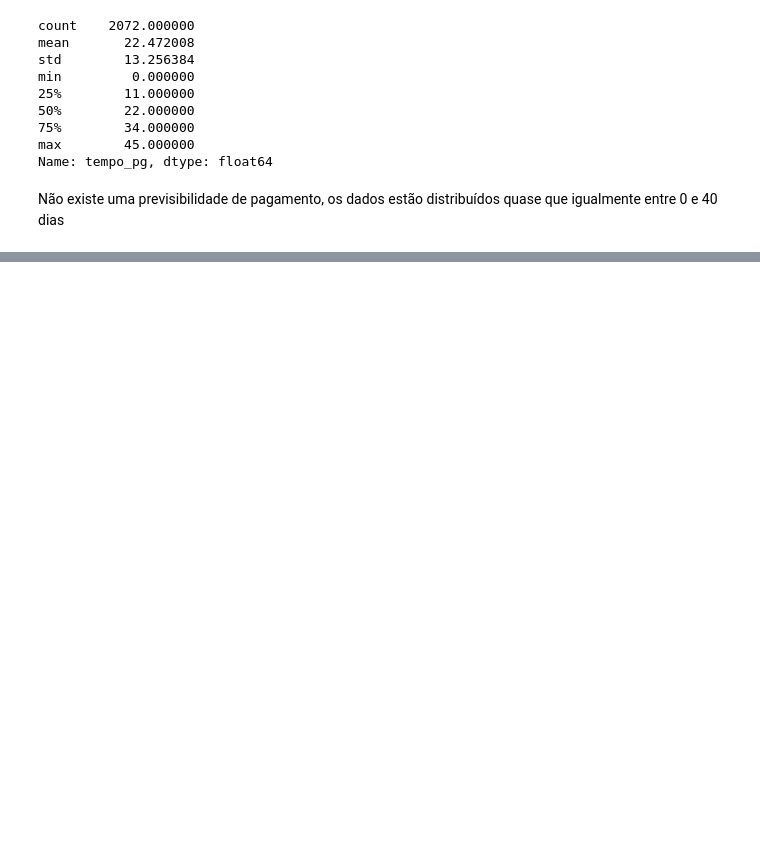
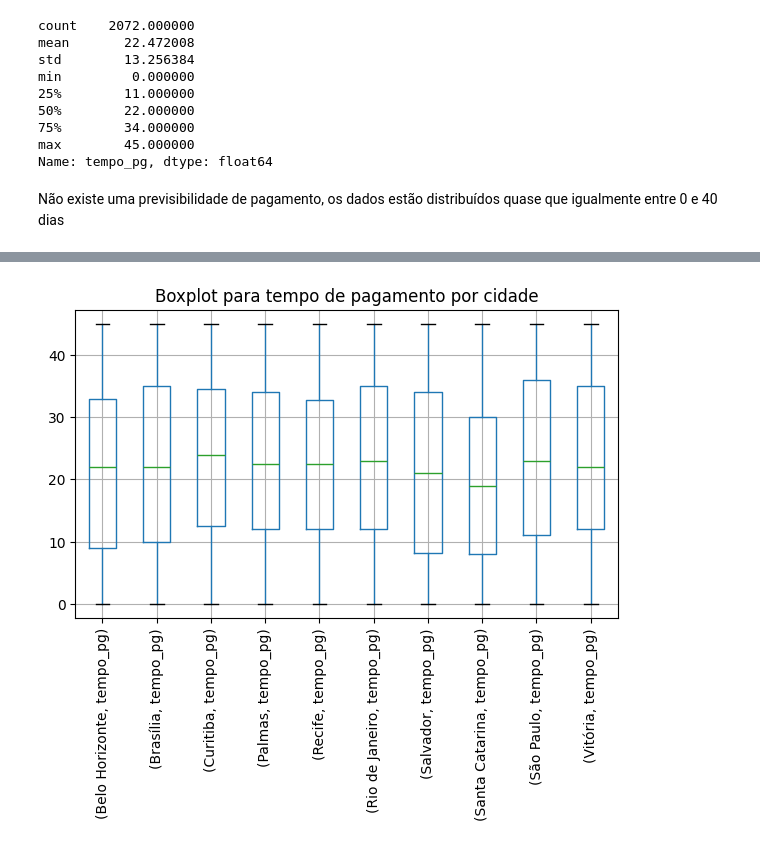
Before and after one commit to thaiisfaustino/Analise-contexto-loja, a Jupyter notebook: notebooks/analise-descritiva.ipynb, the cells around one changed output, grey strips where cells are left out. Saved outputs shown, nothing was run; the diff lists cells and outputs as text; code cells hidden in the pictures; blank space fills up the shorter version.

```diff
--- a/notebooks/analise-descritiva.ipynb
+++ b/notebooks/analise-descritiva.ipynb
@@ -689,0 +710,8 @@ Não existe uma previsibilidade de pagamento, os dados estão distribuídos quas
+# %%
+plt.figure(figsize=(7,4))
+df[['loja_cidade', 'tempo_pg']].groupby('loja_cidade').boxplot('tempo_pg')
+plt.title('Boxplot para tempo de pagamento por cidade')
+plt.xticks(rotation=90)
+plt.show()
+# %% [output]
+[figure, added]
```
Also changed, not shown: parts of 8 cells of this notebook.
